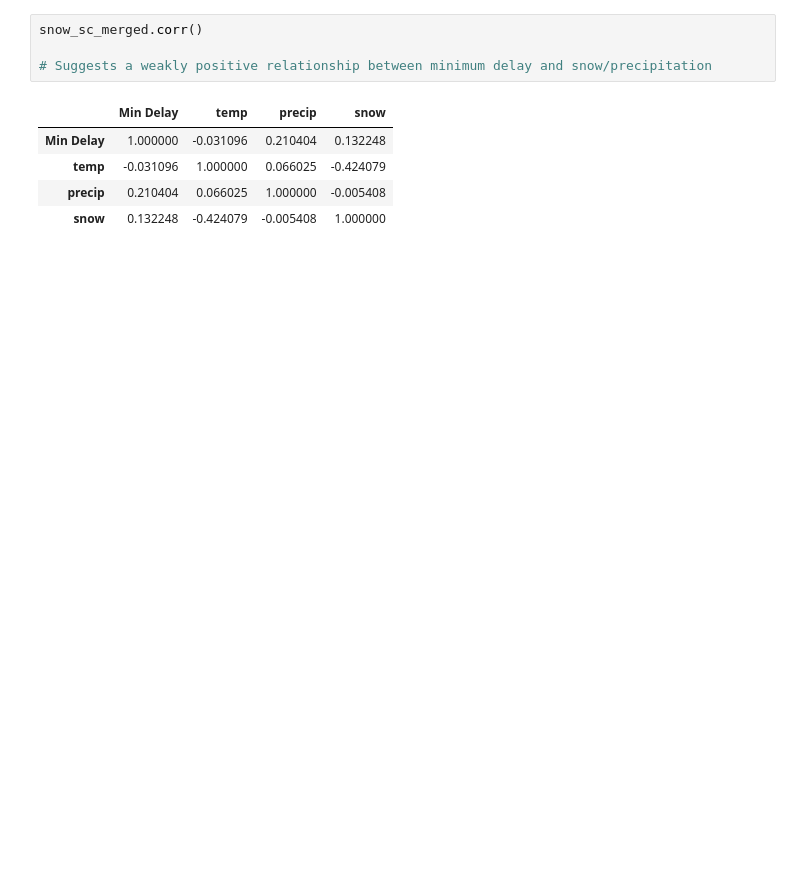
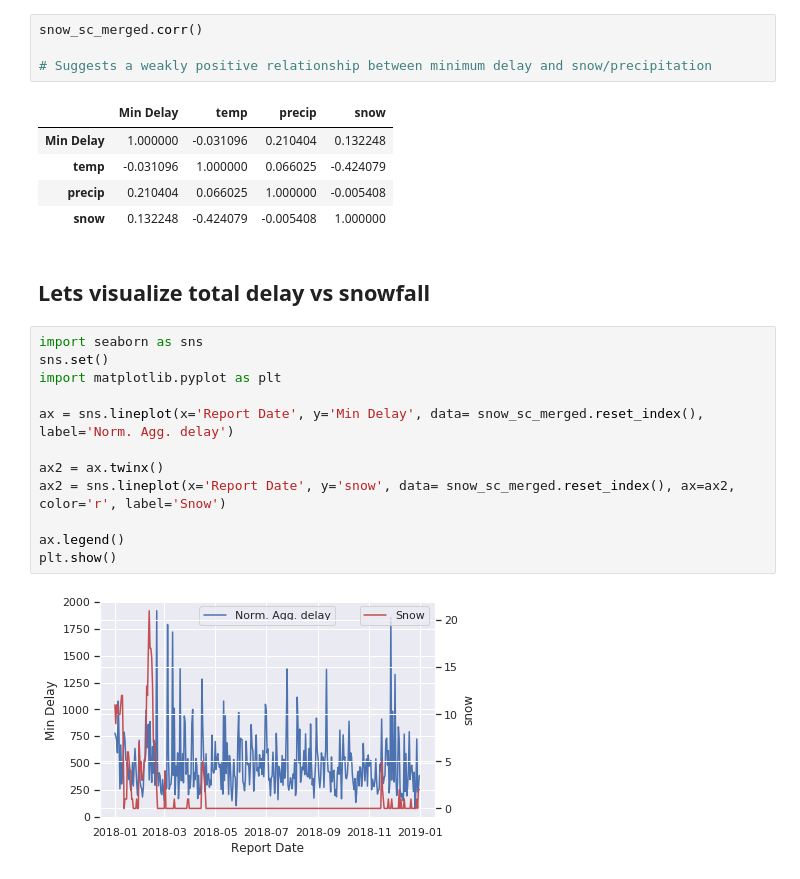
Before and after one commit to alok-drop/weather_mobility_analysis, a Jupyter notebook: snow_delay.ipynb, the cells around one changed output. Cells and saved outputs as stored; diff of their text form; blank space fills up the shorter version.

```diff
--- a/snow_delay.ipynb
+++ b/snow_delay.ipynb
@@ -127,3 +134,19 @@ snow_sc_merged.corr()
 | temp | -0.031096 | 1.000000 | 0.066025 | -0.424079 |
 | precip | 0.210404 | 0.066025 | 1.000000 | -0.005408 |
 | snow | 0.132248 | -0.424079 | -0.005408 | 1.000000 |
+# %% [markdown]
+## Lets visualize total delay vs snowfall
+# %%
+import seaborn as sns
+sns.set()
+import matplotlib.pyplot as plt
+
+ax = sns.lineplot(x='Report Date', y='Min Delay', data= snow_sc_merged.reset_index(), label='Norm. Agg. delay')
+
+ax2 = ax.twinx()
+ax2 = sns.lineplot(x='Report Date', y='snow', data= snow_sc_merged.reset_index(), ax=ax2, color='r', label='Snow')
+
+ax.legend()
+plt.show()
+# %% [output]
+[figure, added]
```
Also changed, not shown: parts of 3 cells of this notebook.
